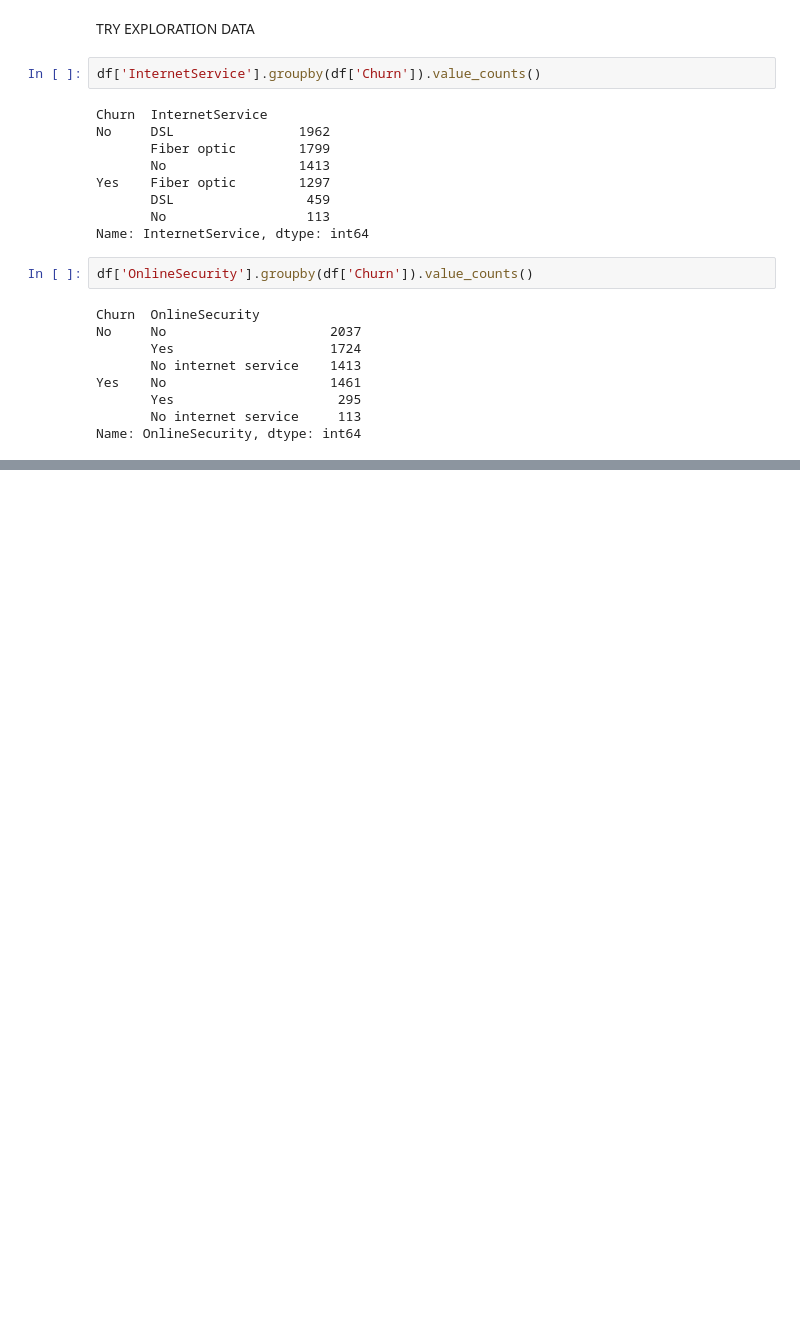
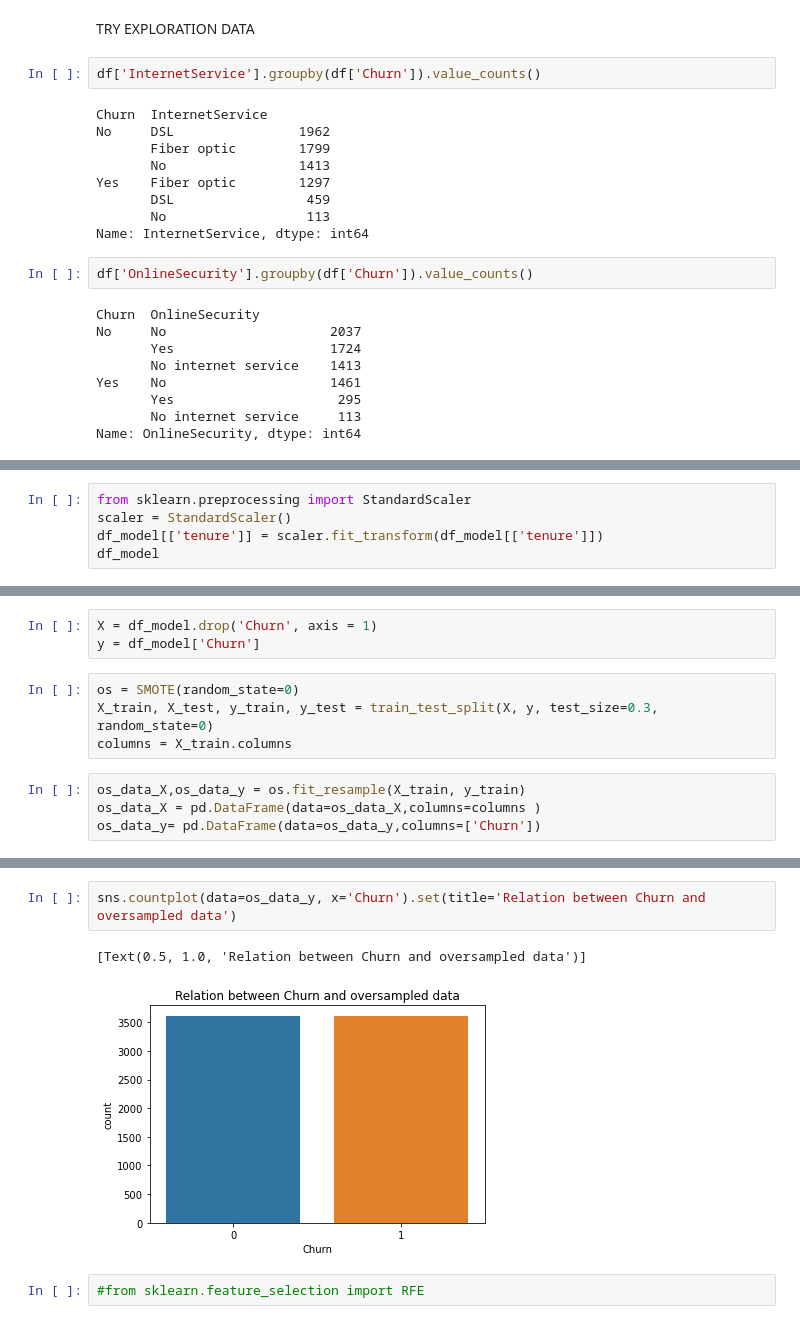
Before and after one commit to Nas-virat/Telco-Customer-Churn, a Jupyter notebook: Telco-Churn-Visualization.ipynb, the cells around one changed output, grey strips where cells are left out. Drawn from its saved outputs; the diff is of its cells as text; blank space fills up the shorter version.

```diff
--- a/Telco-Churn-Visualization.ipynb
+++ b/Telco-Churn-Visualization.ipynb
@@ -291,0 +465,5 @@ sns.pairplot(df, hue='Churn')
+# %%
+from sklearn.preprocessing import StandardScaler
+scaler = StandardScaler()
+df_model[['tenure']] = scaler.fit_transform(df_model[['tenure']])
+df_model
@@ -291,0 +486,11 @@ sns.pairplot(df, hue='Churn')
+# %%
+X = df_model.drop('Churn', axis = 1)
+y = df_model['Churn']
+# %%
+os = SMOTE(random_state=0)
+X_train, X_test, y_train, y_test = train_test_split(X, y, test_size=0.3, random_state=0)
+columns = X_train.columns
+# %%
+os_data_X,os_data_y = os.fit_resample(X_train, y_train)
+os_data_X = pd.DataFrame(data=os_data_X,columns=columns )
+os_data_y= pd.DataFrame(data=os_data_y,columns=['Churn'])
@@ -291,0 +507,7 @@ sns.pairplot(df, hue='Churn')
+# %%
+sns.countplot(data=os_data_y, x='Churn').set(title='Relation between Churn and oversampled data')
+# %% [output]
+[Text(0.5, 1.0, 'Relation between Churn and oversampled data')]
+[figure, added]
+# %%
+#from sklearn.feature_selection import RFE
```
Also changed, not shown: parts of 53 cells of this notebook, 1 other file.
